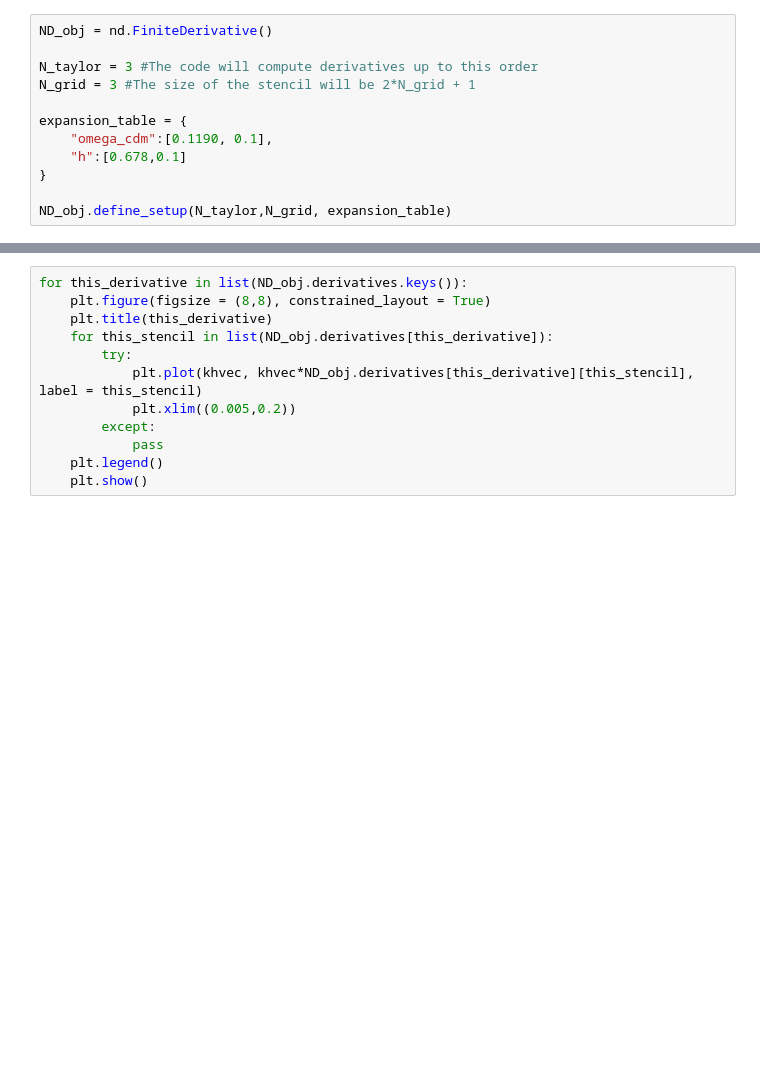
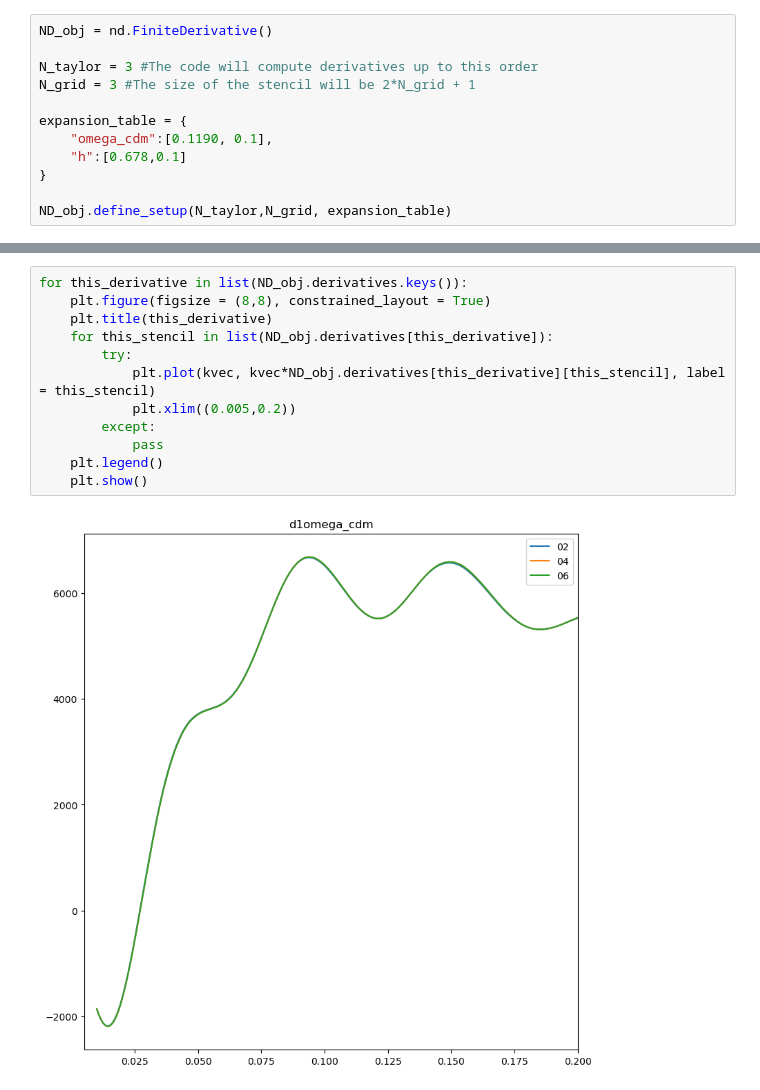
Before and after one commit to tmmergulhao/NumDe, a Jupyter notebook: explaining_derivative.ipynb, the cells around one changed output, grey strips where cells are left out. Cells and saved outputs as stored; diff of their text form; blank space fills up the shorter version.

```diff
--- a/explaining_derivative.ipynb
+++ b/explaining_derivative.ipynb
@@ -179,12 +201,14 @@ ND_obj.take_derivative_ALL()
 # %%
 for this_derivative in list(ND_obj.derivatives.keys()):
     plt.figure(figsize = (8,8), constrained_layout = True)
     plt.title(this_derivative)
     for this_stencil in list(ND_obj.derivatives[this_derivative]):
         try:
-            plt.plot(khvec, khvec*ND_obj.derivatives[this_derivative][this_stencil], label = this_stencil)
+            plt.plot(kvec, kvec*ND_obj.derivatives[this_derivative][this_stencil], label = this_stencil)
             plt.xlim((0.005,0.2))
         except:
             pass
     plt.legend()
     plt.show()
+# %% [output]
+[figure, added]
```
Also changed, not shown: parts of 5 cells of this notebook.
